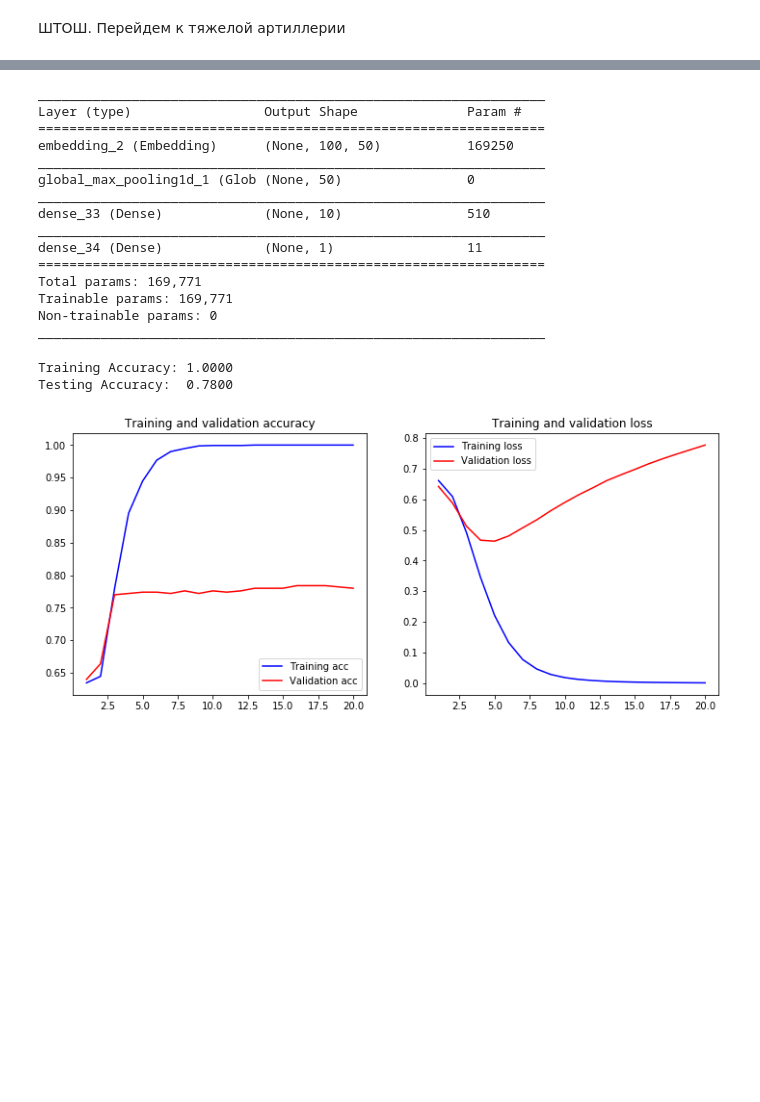
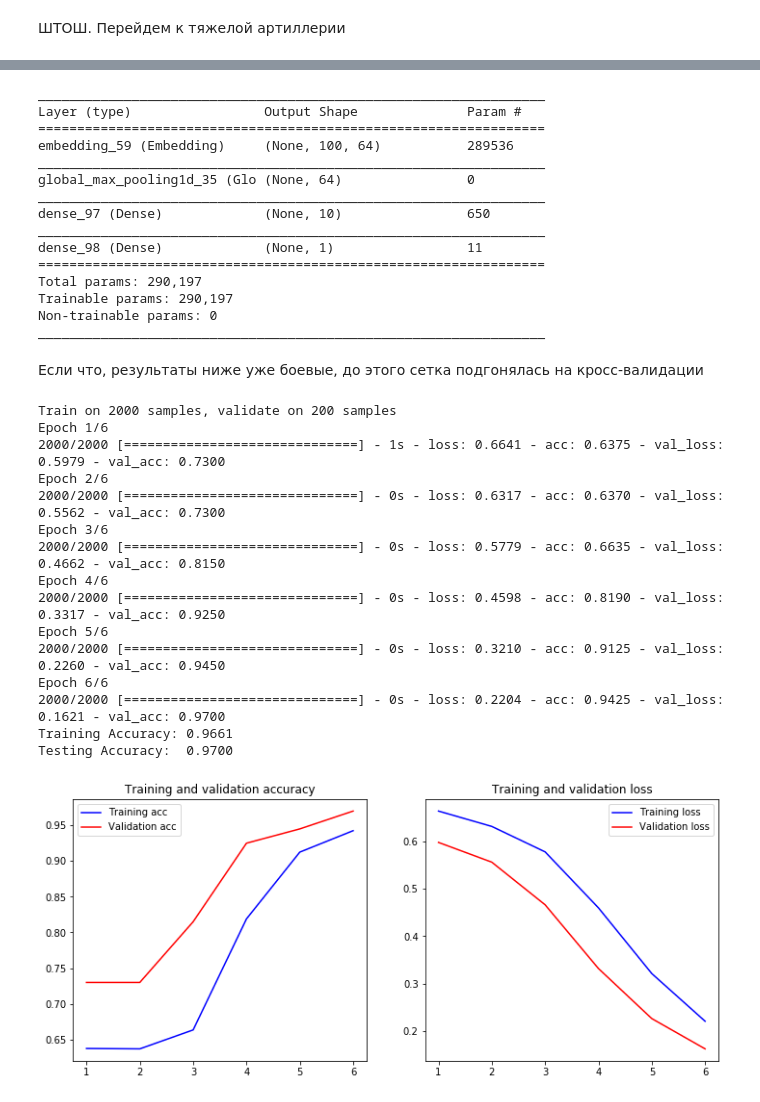
Before and after one commit to ivashnyov/Sentiment-analysis, a Jupyter notebook: Kaggle sentiment analysis.ipynb, the cells around one changed output, grey strips where cells are left out. Saved outputs shown, nothing was run; the diff lists cells and outputs as text; code cells hidden in the pictures; blank space fills up the shorter version.

```diff
--- a/Kaggle sentiment analysis.ipynb
+++ b/Kaggle sentiment analysis.ipynb
@@ -173,14 +101,18 @@ train_split, test_split, y_train_split, y_test_split = train_test_split(np.array
 # %%
 from keras.preprocessing.text import Tokenizer
 
-tokenizer = Tokenizer(num_words=5000)
-tokenizer.fit_on_texts(train_split)
+tokenizer = Tokenizer()
+tokenizer.fit_on_texts(reviews['text'])
 
-X_train = tokenizer.texts_to_sequences(train_split)
-X_test = tokenizer.texts_to_sequences(test_split)
+X_train = tokenizer.texts_to_sequences(np.array(train['text']))
+X_test = tokenizer.texts_to_sequences(np.array(test['text']))
+
+train_split, test_split, y_train_split, y_test_split = train_test_split(X_train, y,
+                                                                        test_size=0.1, random_state=42)
 
 vocab_size = len(tokenizer.word_index) + 1  # Adding 1 because of reserved 0 index
 
 print(train_split[2])
 print(X_train[2])
+print(vocab_size)
 # %% [output]
@@ -196,10 +122,14 @@ bad: 427
 # %%
 from keras.preprocessing.sequence import pad_sequences
+from keras.layers import Embedding, LSTM, Dense, Bidirectional, Dropout, GlobalMaxPooling1D
 
 maxlen = 100
+embedding_dim = 64
 
+train_split = pad_sequences(train_split, padding='post', maxlen=maxlen)
+test_split = pad_sequences(test_split, padding='post', maxlen=maxlen)
 X_train = pad_sequences(X_train, padding='post', maxlen=maxlen)
 X_test = pad_sequences(X_test, padding='post', maxlen=maxlen)
 
-print(X_train[0, :])
+print(train_split[2, :])
 # %% [output]
@@ -212,11 +144,11 @@ print(X_train[0, :])
 # %%
 model = Sequential()
-model.add(layers.Embedding(input_dim=vocab_size,
+model.add(Embedding(input_dim=vocab_size,
                            output_dim=embedding_dim,
                            input_length=maxlen))
-model.add(layers.GlobalMaxPool1D())
-model.add(layers.Dense(10, activation='relu'))
-model.add(layers.Dense(1, activation='sigmoid'))
+model.add(GlobalMaxPooling1D())
+model.add(Dense(10, activation='relu'))
+model.add(Dense(1, activation='sigmoid'))
 model.compile(optimizer='adam',
               loss='binary_crossentropy',
               metrics=['accuracy'])
@@ -225,31 +157,44 @@ model.summary()
 _________________________________________________________________
 Layer (type)                 Output Shape              Param #
 =================================================================
-embedding_2 (Embedding)      (None, 100, 50)           169250
+embedding_59 (Embedding)     (None, 100, 64)           289536
 _________________________________________________________________
-global_max_pooling1d_1 (Glob (None, 50)                0
+global_max_pooling1d_35 (Glo (None, 64)                0
 _________________________________________________________________
-dense_33 (Dense)             (None, 10)                510
+dense_97 (Dense)             (None, 10)                650
 _________________________________________________________________
-dense_34 (Dense)             (None, 1)                 11
+dense_98 (Dense)             (None, 1)                 11
 =================================================================
-Total params: 169,771
-Trainable params: 169,771
+Total params: 290,197
+Trainable params: 290,197
 Non-trainable params: 0
 _________________________________________________________________
+# %% [markdown]
+Если что, результаты ниже уже боевые, до этого сетка подгонялась на кросс-валидации
 # %%
-history = model.fit(X_train, y_train_split,
-                    epochs=20,
-                    verbose=False,
-                    validation_data=(X_test, y_test_split),
-                    batch_size=10)
-loss, accuracy = model.evaluate(X_train, y_train_split, verbose=False)
+history = model.fit(X_train, y,
+                    epochs=6,
+                    validation_data=(test_split, y_test_split))
+loss, accuracy = model.evaluate(train_split, y_train_split, verbose=False)
 print("Training Accuracy: {:.4f}".format(accuracy))
-loss, accuracy = model.evaluate(X_test, y_test_split, verbose=False)
+loss, accuracy = model.evaluate(test_split, y_test_split, verbose=False)
 print("Testing Accuracy:  {:.4f}".format(accuracy))
 plot_history(history)
 # %% [output]
-Training Accuracy: 1.0000
-Testing Accuracy:  0.7800
+Train on 2000 samples, validate on 200 samples
+Epoch 1/6
+2000/2000 [==============================] - 1s - loss: 0.6641 - acc: 0.6375 - val_loss: 0.5979 - val_acc: 0.7300
+Epoch 2/6
+2000/2000 [==============================] - 0s - loss: 0.6317 - acc: 0.6370 - val_loss: 0.5562 - val_acc: 0.7300
+Epoch 3/6
+2000/2000 [==============================] - 0s - loss: 0.5779 - acc: 0.6635 - val_loss: 0.4662 - val_acc: 0.8150
+Epoch 4/6
+2000/2000 [==============================] - 0s - loss: 0.4598 - acc: 0.8190 - val_loss: 0.3317 - val_acc: 0.9250
+Epoch 5/6
+2000/2000 [==============================] - 0s - loss: 0.3210 - acc: 0.9125 - val_loss: 0.2260 - val_acc: 0.9450
+Epoch 6/6
+2000/2000 [==============================] - 0s - loss: 0.2204 - acc: 0.9425 - val_loss: 0.1621 - val_acc: 0.9700
+Training Accuracy: 0.9661
+Testing Accuracy:  0.9700
-[figure, old version]
+[figure, new version]
 # %%
```
Also changed, not shown: parts of 13 cells of this notebook, 2 other files.
